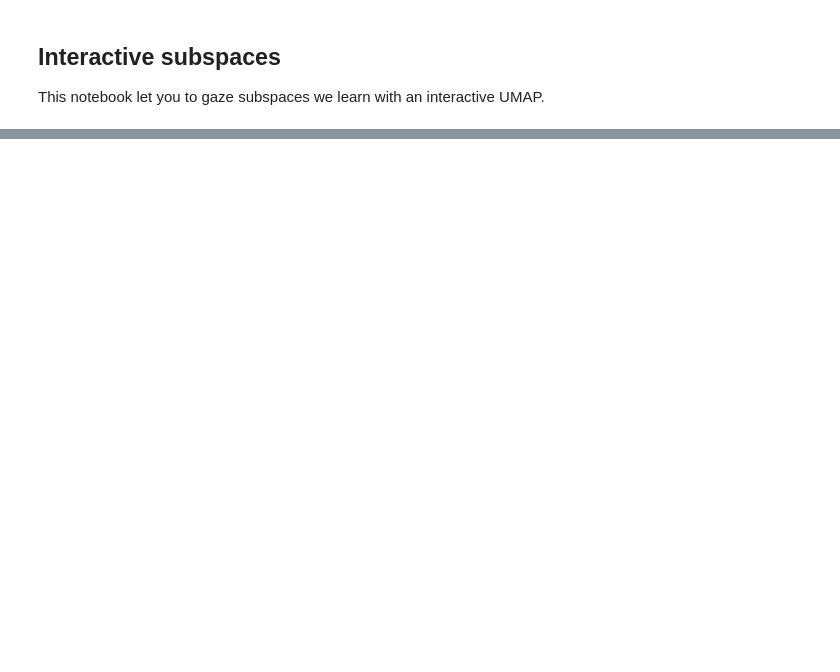
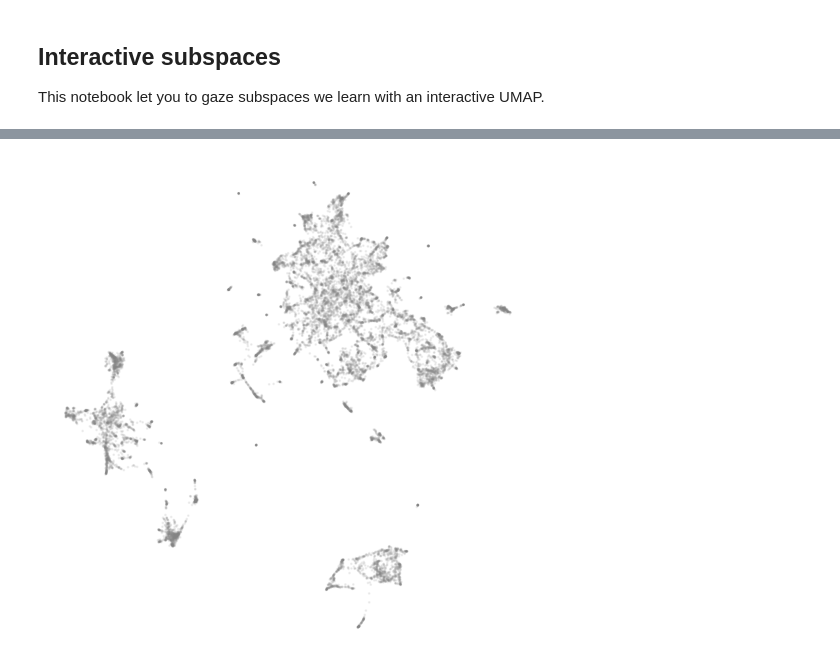
Before and after one commit to stanfordnlp/axbench, a Jupyter notebook: axbench/examples/subspace_gazer.ipynb, the cells around one changed output, grey strips where cells are left out. Drawn from its saved outputs; the diff is of its cells as text; code cells hidden in the pictures; blank space fills up the shorter version.

Commit message:
plots + sae final

```diff
--- a/axbench/examples/subspace_gazer.ipynb
+++ b/axbench/examples/subspace_gazer.ipynb
@@ -22,12 +23,12 @@ def get_genre(metadata_entry):
     concept_name = metadata_entry['concept']
     return metadata_entry['concept_genres_map'][concept_name][0]
 # %%
-lsreft = torch.load("../results/prod_2b_l20_concept16k_lsreft/train/LsReFT_weight.pt")
-lsreft_metadata = load_jsonl("../results/prod_2b_l20_concept16k_lsreft/train/metadata.jsonl")
+lsreft = torch.load("/nlp/scr/wuzhengx/pyreax/axbench/results/prod_2b_l20_concept16k_lsreft/train/LsReFT_weight.pt")
+lsreft_metadata = load_jsonl("/nlp/scr/wuzhengx/pyreax/axbench/results/prod_2b_l20_concept16k_lsreft/train/metadata.jsonl")
 assert lsreft.shape[0] == len(lsreft_metadata)
 
-diffmean = torch.load("../results/prod_2b_l20_concept16k_diffmean/train/DiffMean_weight.pt")
-diffmean_metadata = load_jsonl("../results/prod_2b_l20_concept16k_diffmean/train/metadata.jsonl")
+diffmean = torch.load("/nlp/scr/wuzhengx/pyreax/axbench/results/prod_2b_l20_concept16k_diffmean/train/DiffMean_weight.pt")
+diffmean_metadata = load_jsonl("/nlp/scr/wuzhengx/pyreax/axbench/results/prod_2b_l20_concept16k_diffmean/train/metadata.jsonl")
 assert diffmean.shape[0] == len(diffmean_metadata)
 assert lsreft.shape[0] == diffmean.shape[0]
 # %%
@@ -71,0 +73,14 @@ chart  # Display in Jupyter
+# %%
+plot = (
+    ggplot(df_lsreft, aes(x="x", y="y")) +
+    geom_point(color="grey", alpha=0.1, size=0.1) +
+    theme_minimal() +
+    theme(
+        axis_text=element_blank(), axis_title=element_blank(),
+        panel_grid=element_blank(), legend_position="none",
+        figure_size=(5, 5)
+    )
+)
+plot.show()
+# %% [output]
+[figure, added]
```
Also changed, not shown: parts of 2 cells of this notebook, 4 other files.
